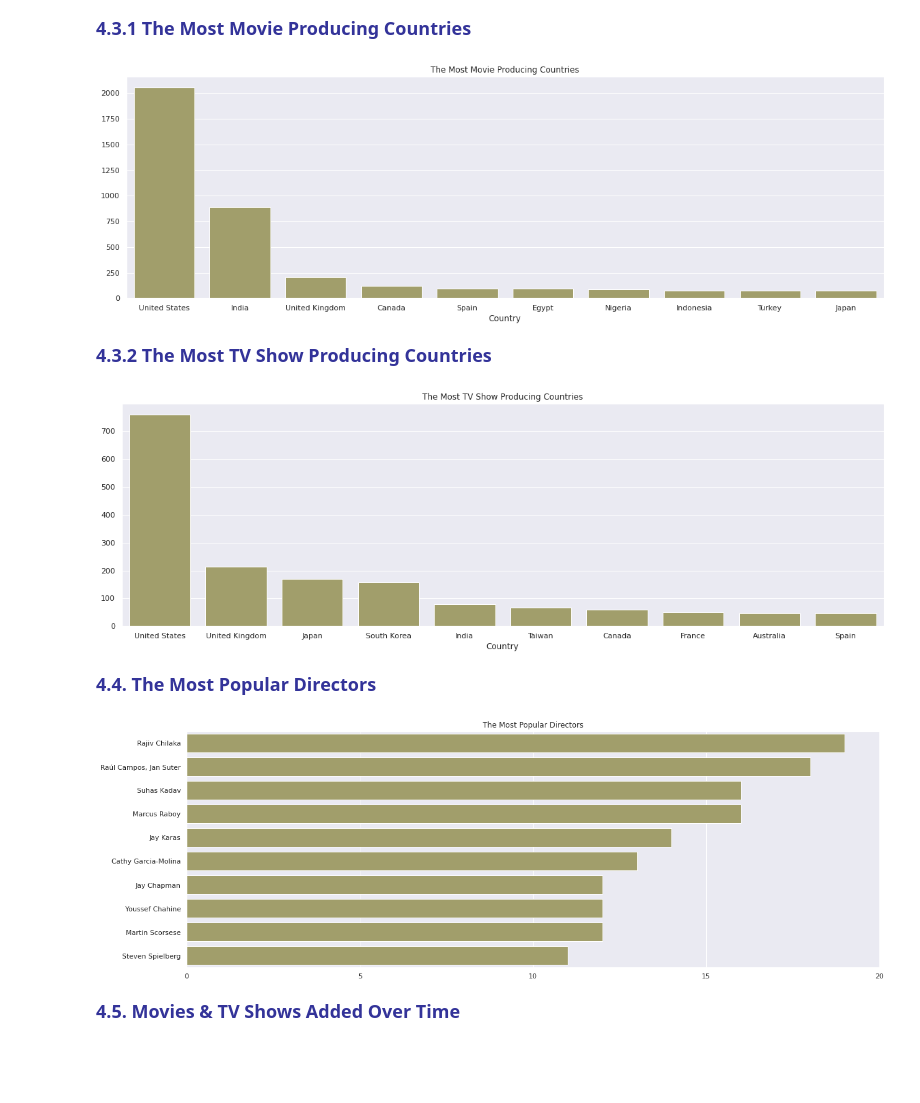
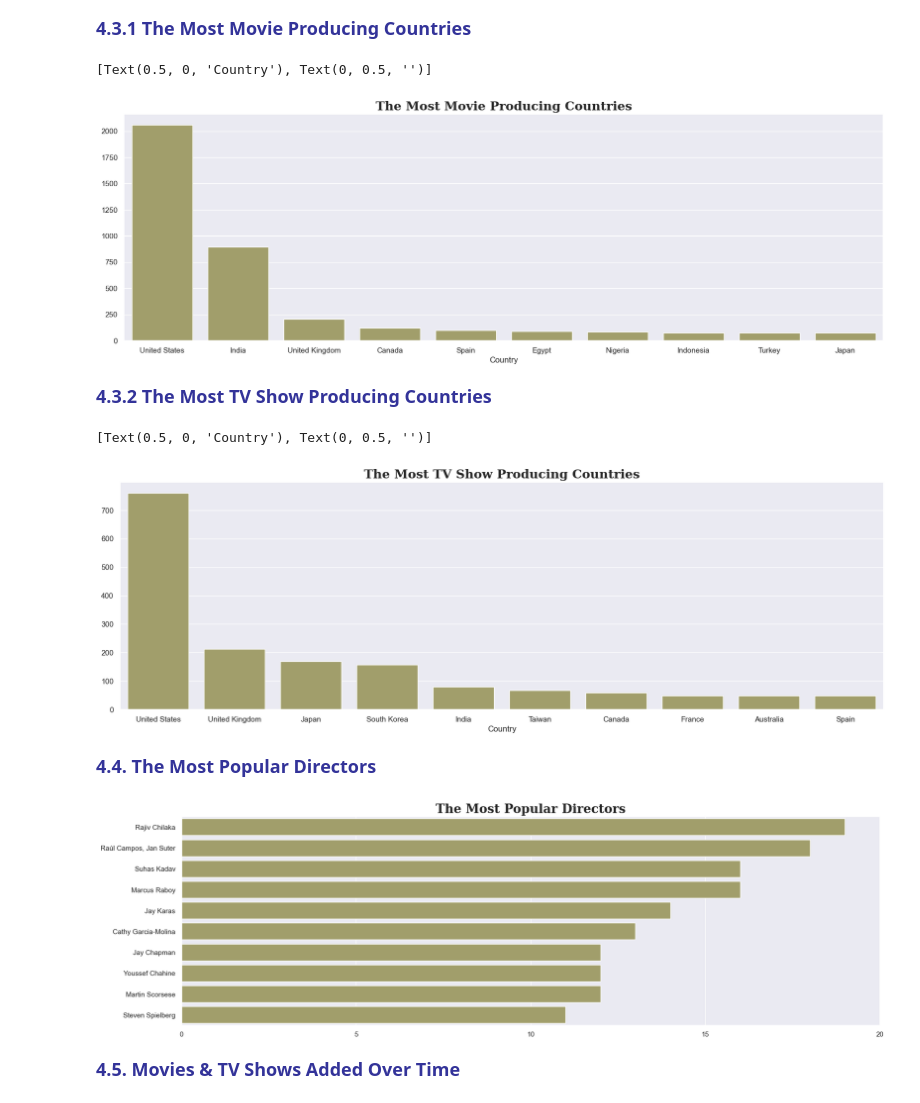
Before and after one commit to felicebenita/felicebtan.github.io, a Jupyter notebook: jupyter-notebook/netflix-eda-visualization.ipynb, the cells around one changed output. Cells and saved outputs as stored; diff of their text form; code cells hidden in the pictures; blank space fills up the shorter version.

```diff
--- a/jupyter-notebook/netflix-eda-visualization.ipynb
+++ b/jupyter-notebook/netflix-eda-visualization.ipynb
@@ -17,6 +16,6 @@ from wordcloud import WordCloud
 # %%
 # Reading data
-df = pd.read_csv('../input/netflix-shows/netflix_titles.csv') # Loading data
+df = pd.read_csv('D:/Pedoman/Porto Folios/Netflix Movies and TV Shows/netflix_titles.csv') # Loading data
 df.head() # Displaying the first 5 lines of the dataset
 # %% [output]
 |  | show_id | type | title | director | cast | country | date_added | release_year | rating | duration | ... |
@@ -240,9 +244,12 @@ movies = movies.groupby('country').agg({'show_id':'count'}).rename({'show_id': '
 movies = movies.sort_values(['total_movies'], ascending = (False)).head(10).reset_index()
 
 sns.set(rc = {'figure.figsize': (20, 6)})
-ax = sns.barplot(x="country", y="total_movies", data=movies, color="#aaa662").set(title="The Most Movie Producing Countries", xlabel='Country', ylabel=None)
+ax = sns.barplot(x="country", y="total_movies", data=movies, color="#aaa662")
+ax.set_title("The Most Movie Producing Countries", fontfamily='serif', fontsize=18, fontweight='bold')
+ax.set(xlabel='Country', ylabel=None)
 # %% [output]
+[Text(0.5, 0, 'Country'), Text(0, 0.5, '')]
-[figure, old version]
+[figure, new version]
 # %% [markdown]
 <span style="padding-left:20px; font-size:18px; color:#339; font-weight:bold">4.3.2 The Most TV Show Producing Countries</span>
 # %%
@@ -252,23 +259,28 @@ tvshows = tvshows.groupby('country').agg({'show_id':'count'}).rename({'show_id':
 tvshows = tvshows.sort_values(['total_tv_shows'], ascending = (False)).head(10).reset_index()
 
 sns.set(rc = {'figure.figsize': (20, 6)})
-ax = sns.barplot(x="country", y="total_tv_shows", data=tvshows, color="#aaa662").set(title="The Most TV Show Producing Countries", xlabel='Country', ylabel=None)
+ax = sns.barplot(x="country", y="total_tv_shows", data=tvshows, color="#aaa662")
+ax.set_title("The Most TV Show Producing Countries", fontfamily='serif', fontsize=18, fontweight='bold')
+ax.set(xlabel='Country', ylabel=None)
 # %% [output]
+[Text(0.5, 0, 'Country'), Text(0, 0.5, '')]
-[figure, old version]
+[figure, new version]
 # %% [markdown]
 <span style="padding-left:17px; font-size:18px; color:#339; font-weight:bold">4.4. The Most Popular Directors</span>
 # %%
 from  matplotlib.ticker import FuncFormatter
 directors = df[df['director'] != 'Unspecified']
 directors = directors.groupby('director').agg({'show_id':'count'}).rename({'show_id': 'total_show'}, axis = 1)
 directors = directors.sort_values(['total_show'], ascending = (False)).head(10).reset_index()
 
-sns.set(rc = {'figure.figsize': (20, 7)})
-ax = sns.barplot(x="total_show", y="director", data=directors, color="#aaa662").set(title="The Most Popular Directors", xlabel=None, ylabel=None)
+sns.set(rc = {'figure.figsize': (20, 6)})
+ax = sns.barplot(x="total_show", y="director", data=directors, color="#aaa662")
+ax.set_title("The Most Popular Directors", fontfamily='serif', fontsize=19.5, fontweight='bold')
+ax.set(xlabel=None, ylabel=None)
 plt.gca().set(xticks=[0, 5, 10, 15, 20])
 plt.gca().xaxis.set_major_formatter(FuncFormatter(lambda x, _: int(x)))
 # %% [output]
-[figure, old version]
+[figure, new version]
 # %% [markdown]
 <span style="padding-left:17px; font-size:18px; color:#339; font-weight:bold">4.5. Movies & TV Shows Added Over Time</span>
 # %%
```
Also changed, not shown: parts of 13 cells of this notebook, 2 other files.
